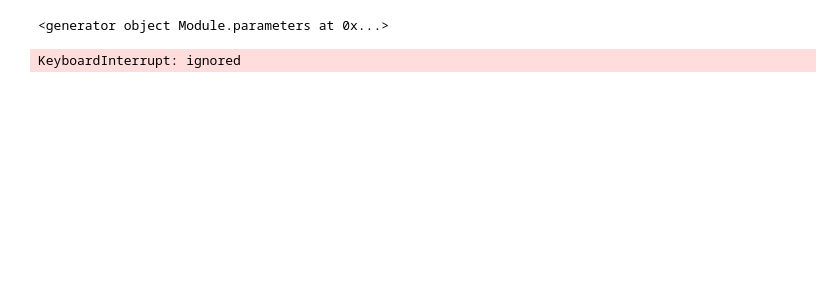
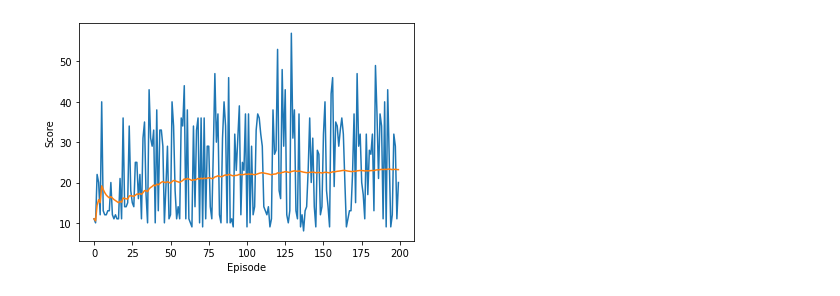
Before and after one commit to akshatshah91/Game-AI, a Jupyter notebook: DQN.ipynb, the cells around one changed output. Drawn from its saved outputs; the diff is of its cells as text; code cells hidden in the pictures; blank space fills up the shorter version.

```diff
--- a/DQN.ipynb
+++ b/DQN.ipynb
@@ -76,0 +14,16 @@ def update(agent):
+# %%
+# hyper parameters
+EPISODES = 200  # number of episodes
+EPS_START = 1  # e-greedy threshold start value
+EPS_END = 0.001  # e-greedy threshold end value
+EPS_DECAY = 0.995  # e-greedy threshold decay
+GAMMA = 0.8  # Q-learning discount factor
+LR = 0.001  # NN optimizer learning rate
+HIDDEN_LAYER = 256  # NN hidden layer size
+
+# if gpu is to be used
+use_cuda = torch.cuda.is_available()
+FloatTensor = torch.cuda.FloatTensor if use_cuda else torch.FloatTensor
+LongTensor = torch.cuda.LongTensor if use_cuda else torch.LongTensor
+ByteTensor = torch.cuda.ByteTensor if use_cuda else torch.ByteTensor
+Tensor = FloatTensor
@@ -77,21 +74,29 @@ def update(agent):
 # %%
-env = gym.make("CartPole-v0").env
+env = gym.make('CartPole-v1')
 state_size = env.observation_space.shape[0]
 action_size = env.action_space.n
 agent = DQN(state_size, action_size)
-for x in range(1, episodes+1):
+optimizer = optim.Adam(agent.parameters(),LR)
+rewards = []
+avg = []
+for x in range(1, EPISODES+1):
   state = env.reset()
   gameOver = False
-  totalReward = 0
+  total = 0
   while not gameOver:
-    action = agent.act(torch.from_numpy(state).type("torch.FloatTensor"))
-    nextState,reward,gameOver,_ = env.step(action)
-    agent.store(state, action, reward, nextState, gameOver)
+    action = agent.act(FloatTensor([state]))
+    nextState,reward,gameOver,_ = env.step(action.detach().numpy()[0][0])
+    agent.store((FloatTensor([state]), action, FloatTensor([reward]), FloatTensor([nextState])))
     state = nextState
-    totalReward += reward
-    update(agent)
-  if x%1000 is 0:
-    print("Episode ", x, ": ", totalReward, sep='')
+    total += reward
+    agent.update()
+  rewards.append(total)
+  avg.append(sum(rewards)/len(rewards))
+  plt.xlabel("Episode")
+  plt.ylabel("Score")
+  plt.plot(rewards, label="reward")
+  plt.plot(avg, label="average")
+  plt.show()
+  clear_output(wait=True)
 # %% [output]
-<generator object Module.parameters at 0x...>
-KeyboardInterrupt: ignored
+[figure, added]
```
Also changed, not shown: parts of 5 cells of this notebook.
